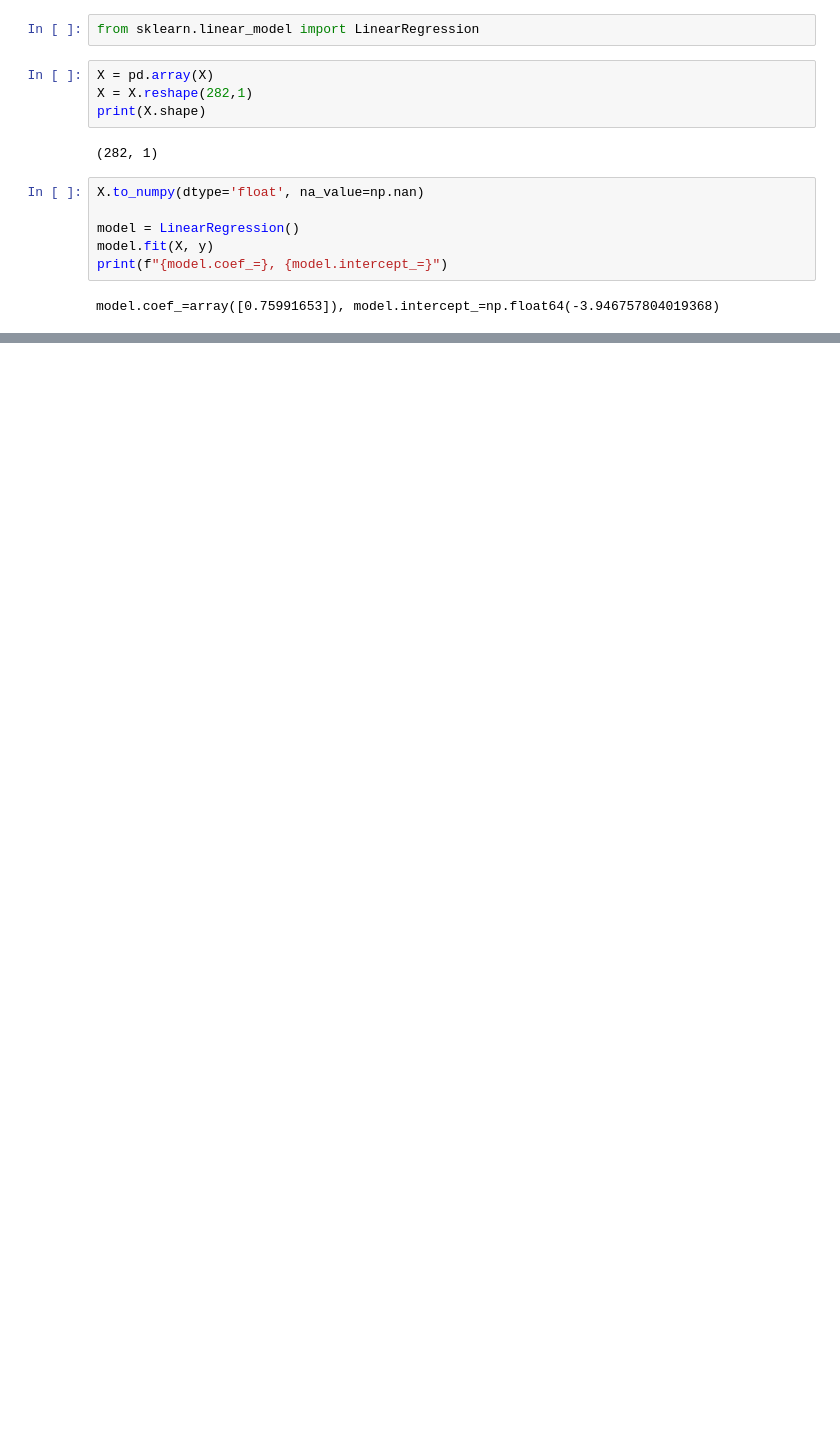
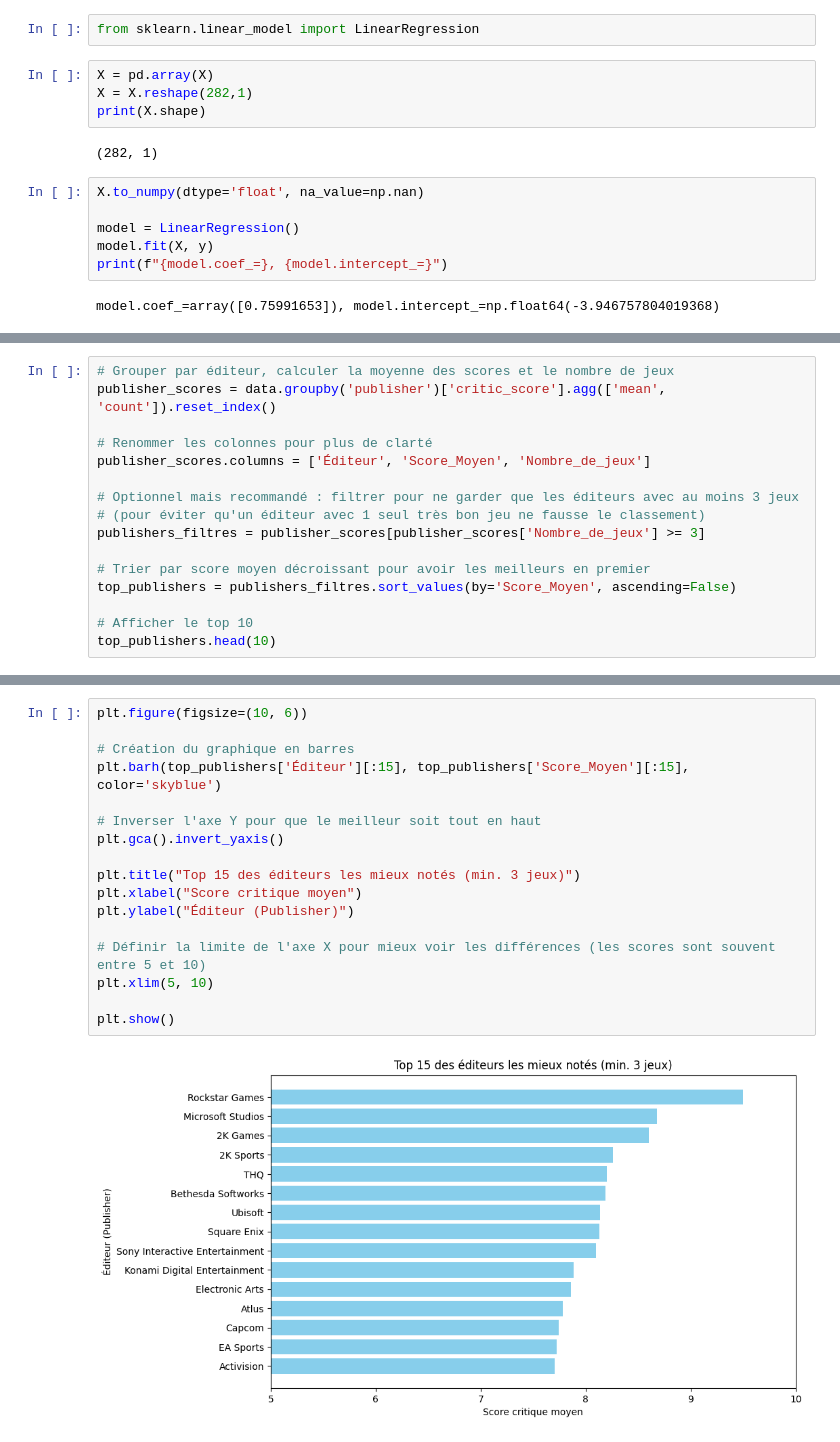
Before and after one commit to Sikoso774/vg_sales_2024, a Jupyter notebook: vg-sales.ipynb, the cells around one changed output, grey strips where cells are left out. Cells and saved outputs as stored; diff of their text form; blank space fills up the shorter version.

```diff
--- a/vg-sales.ipynb
+++ b/vg-sales.ipynb
@@ -149,0 +192,16 @@ plt.show()
+# %%
+# Grouper par éditeur, calculer la moyenne des scores et le nombre de jeux
+publisher_scores = data.groupby('publisher')['critic_score'].agg(['mean', 'count']).reset_index()
+
+# Renommer les colonnes pour plus de clarté
+publisher_scores.columns = ['Éditeur', 'Score_Moyen', 'Nombre_de_jeux']
+
+# Optionnel mais recommandé : filtrer pour ne garder que les éditeurs avec au moins 3 jeux
+# (pour éviter qu'un éditeur avec 1 seul très bon jeu ne fausse le classement)
+publishers_filtres = publisher_scores[publisher_scores['Nombre_de_jeux'] >= 3]
+
+# Trier par score moyen décroissant pour avoir les meilleurs en premier
+top_publishers = publishers_filtres.sort_values(by='Score_Moyen', ascending=False)
+
+# Afficher le top 10
+top_publishers.head(10)
@@ -150,3 +220,22 @@ plt.show()
+# %%
+plt.figure(figsize=(10, 6))
+
+# Création du graphique en barres
+plt.barh(top_publishers['Éditeur'][:15], top_publishers['Score_Moyen'][:15], color='skyblue')
+
+# Inverser l'axe Y pour que le meilleur soit tout en haut
+plt.gca().invert_yaxis()
+
+plt.title("Top 15 des éditeurs les mieux notés (min. 3 jeux)")
+plt.xlabel("Score critique moyen")
+plt.ylabel("Éditeur (Publisher)")
+
+# Définir la limite de l'axe X pour mieux voir les différences (les scores sont souvent entre 5 et 10)
+plt.xlim(5, 10)
+
+plt.show()
+# %% [output]
+[figure, added]
 # %% [markdown]
 ## Sources
 
```
Also changed, not shown: parts of 13 cells of this notebook, 3 other files.
